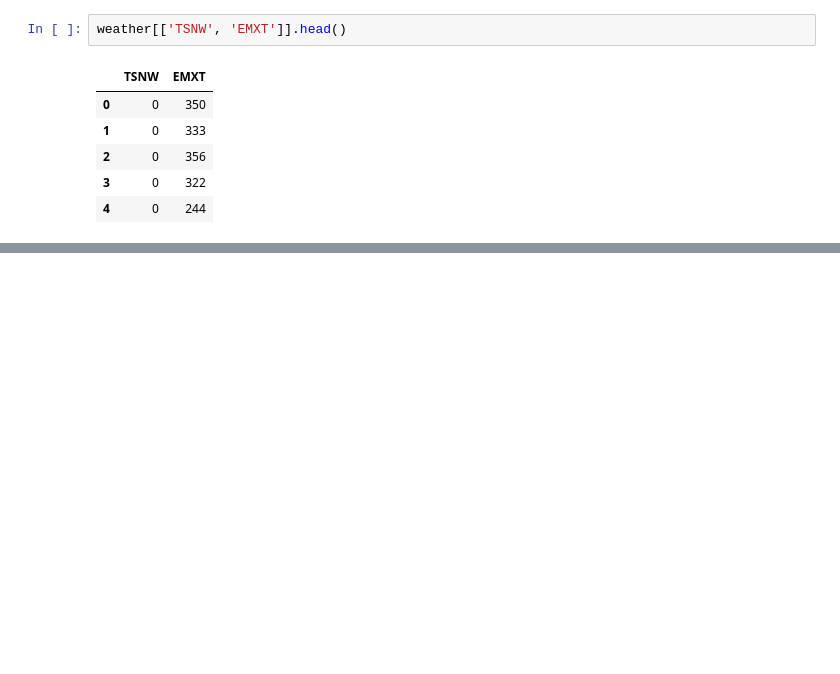
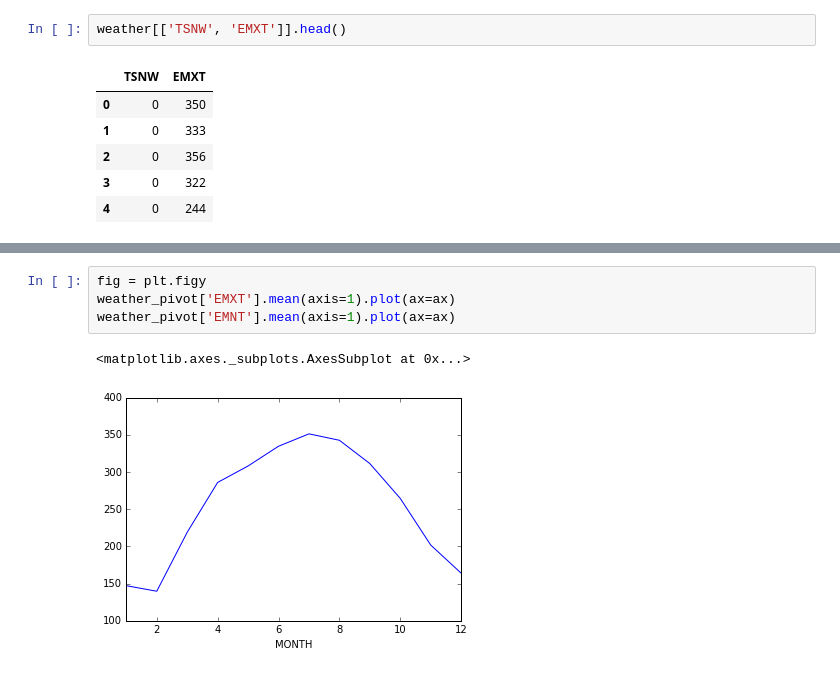
Before and after one commit to GCDigitalFellows/gcdrb_sessions, a Jupyter notebook: science.ipynb, the cells around one changed output, grey strips where cells are left out. Saved outputs shown, nothing was run; the diff lists cells and outputs as text; blank space fills up the shorter version.

```diff
--- a/science.ipynb
+++ b/science.ipynb
@@ -163,0 +242,7 @@ weather[['TSNW', 'EMXT']]
+# %%
+fig = plt.figy
+weather_pivot['EMXT'].mean(axis=1).plot(ax=ax)
+weather_pivot['EMNT'].mean(axis=1).plot(ax=ax)
+# %% [output]
+<matplotlib.axes._subplots.AxesSubplot at 0x...>
+[figure, added]
```
Also changed, not shown: parts of 13 cells of this notebook.
